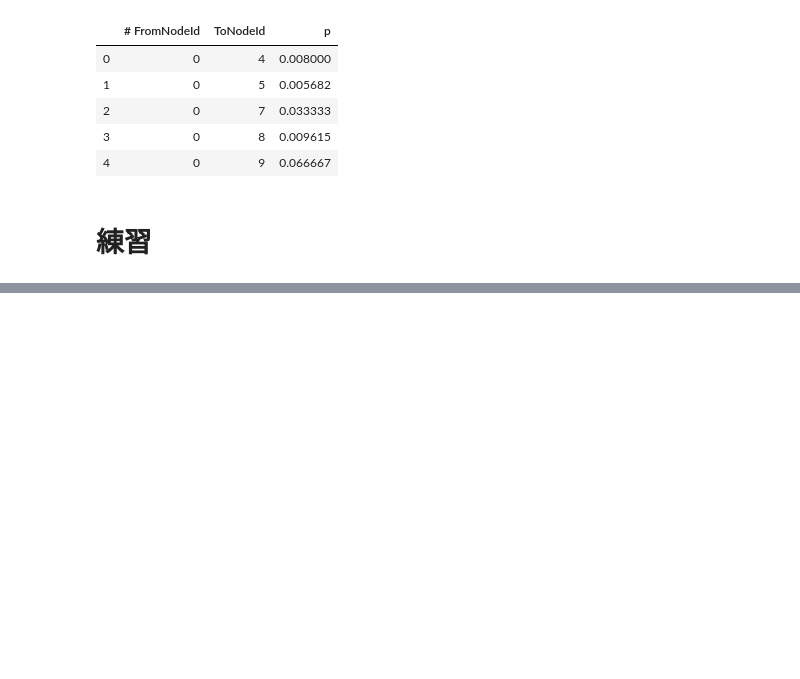
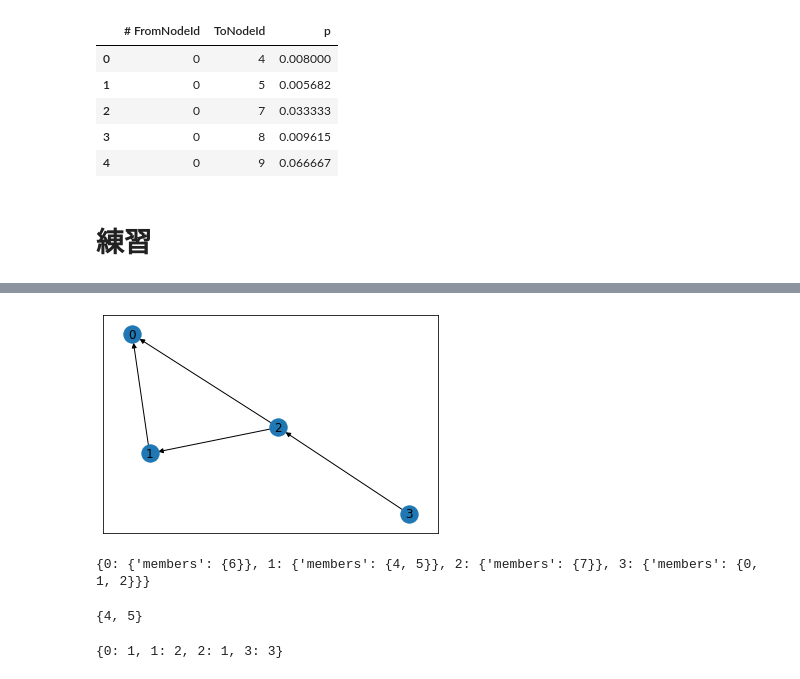
Before and after one commit to plue1011/code, a Jupyter notebook: networkx.ipynb, the cells around one changed output, grey strips where cells are left out. Cells and saved outputs as stored; diff of their text form; code cells hidden in the pictures; blank space fills up the shorter version.

```diff
--- a/networkx.ipynb
+++ b/networkx.ipynb
@@ -218,0 +299,25 @@ print(len_path[3][1])
+# %%
+# グラフを縮約し、DAGを作成する
+DAG = nx.condensation(G_practice2)
+nx.draw_networkx(DAG)
+plt.show()
+# %% [output]
+[figure, added]
+# %%
+# DAGに変換させたときに、どのノードを何に縮約したか
+print(dict(DAG.nodes))
+# {0: {'members': {6}}, 1: {'members': {4, 5}}, 2: {'members': {7}}, 3: {'members': {0, 1, 2}}}
+# %% [output]
+{0: {'members': {6}}, 1: {'members': {4, 5}}, 2: {'members': {7}}, 3: {'members': {0, 1, 2}}}
+# %%
+dict(DAG.nodes)[1]["members"]
+# %% [output]
+{4, 5}
+# %%
+# 縮約後の各強連結成分のノード数
+DAG_item = dict(DAG.nodes).items()
+weight_i = {node:len(list(w.values())[0]) for node, w in DAG_item}
+print(weight_i)
+# {0: 1, 1: 2, 2: 1, 3: 3}
+# %% [output]
+{0: 1, 1: 2, 2: 1, 3: 3}
```
Also changed, not shown: parts of 63 cells of this notebook.
